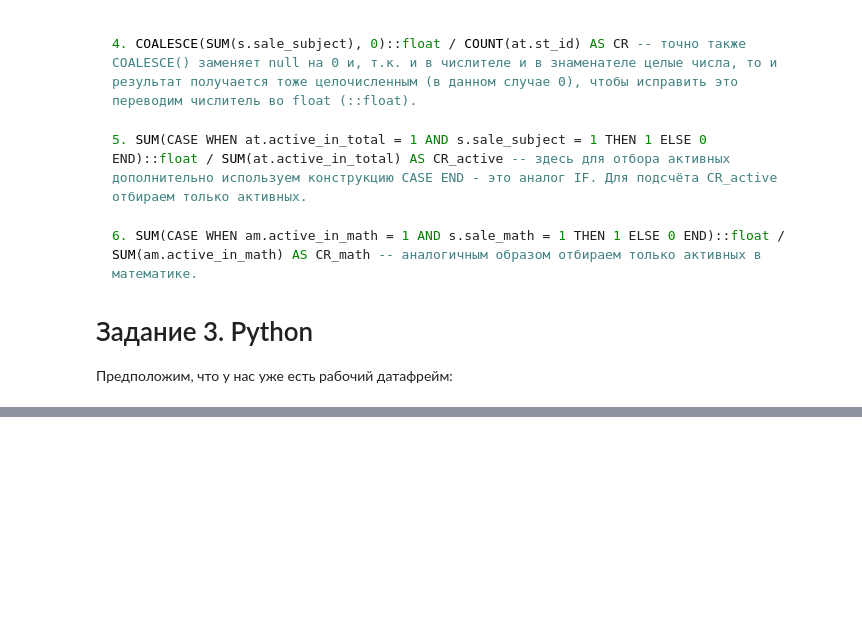
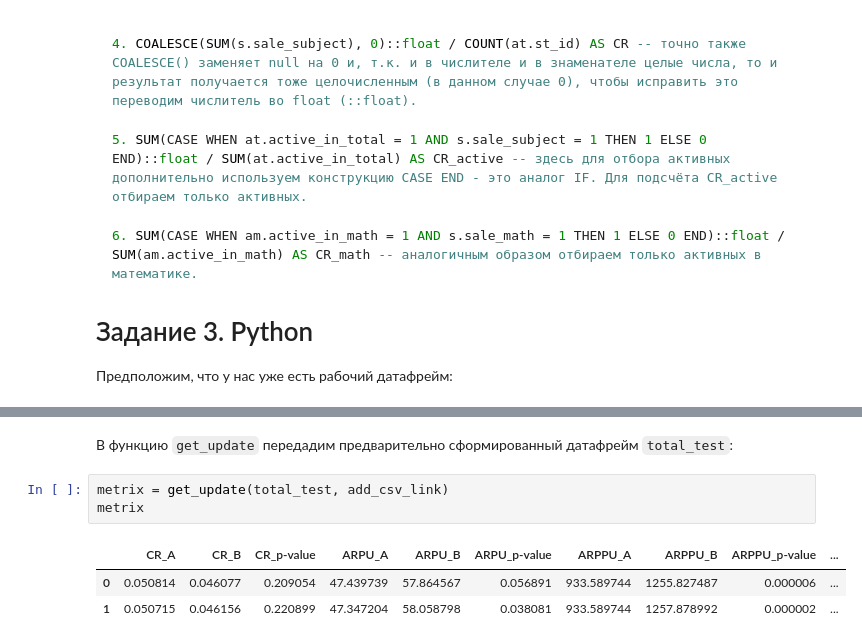
Before and after one commit to QuantumFluxx/karpov_courses, a Jupyter notebook: Финальный проект/Финальный проект.ipynb, the cells around one changed output, grey strips where cells are left out. Cells and saved outputs as stored; diff of their text form; blank space fills up the shorter version.

```diff
--- a/Финальный проект/Финальный проект.ipynb
+++ b/Финальный проект/Финальный проект.ipynb
@@ -1027,0 +1157,9 @@ def columns_renamer(df):
+# %% [markdown]
+В функцию `get_update` передадим предварительно сформированный датафрейм `total_test`:
+# %%
+metrix = get_update(total_test, add_csv_link)
+metrix
+# %% [output]
+|  | CR_A | CR_B | CR_p-value | ARPU_A | ARPU_B | ARPU_p-value | ARPPU_A | ARPPU_B | ARPPU_p-value | ... |
+| 0 | 0.050814 | 0.046077 | 0.209054 | 47.439739 | 57.864567 | 0.056891 | 933.589744 | 1255.827487 | 0.000006 | ... |
+| 1 | 0.050715 | 0.046156 | 0.220899 | 47.347204 | 58.058798 | 0.038081 | 933.589744 | 1257.878992 | 0.000002 | ... |
```
Also changed, not shown: parts of 30 cells of this notebook, 1 other file.
